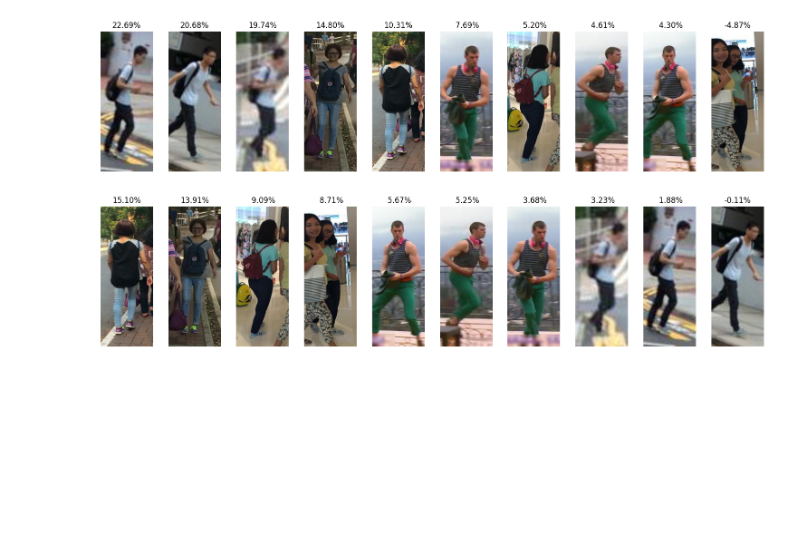
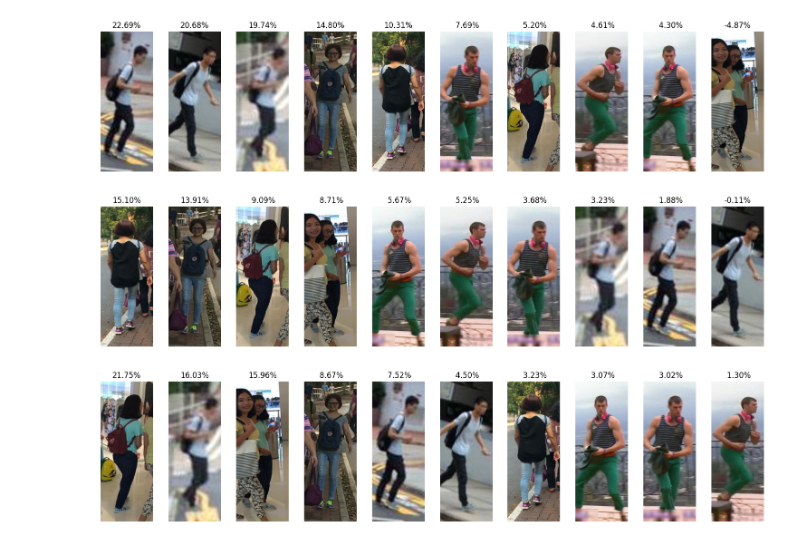
Before and after one commit to AwePhD/IRRA, a Jupyter notebook: notebooks/demo.ipynb, the cells around one changed output. Saved outputs shown, nothing was run; the diff lists cells and outputs as text; code cells hidden in the pictures; blank space fills up the shorter version.

```diff
--- a/notebooks/demo.ipynb
+++ b/notebooks/demo.ipynb
@@ -101,3 +101,7 @@ perform_search('a boy walking with a black backpack', gallery)
 perform_search('a woman with a square haircut', gallery)
 # %% [output]
 [figure]
+# %%
+perform_search('a woman with a light blue top', gallery)
+# %% [output]
+[figure, added]
```
